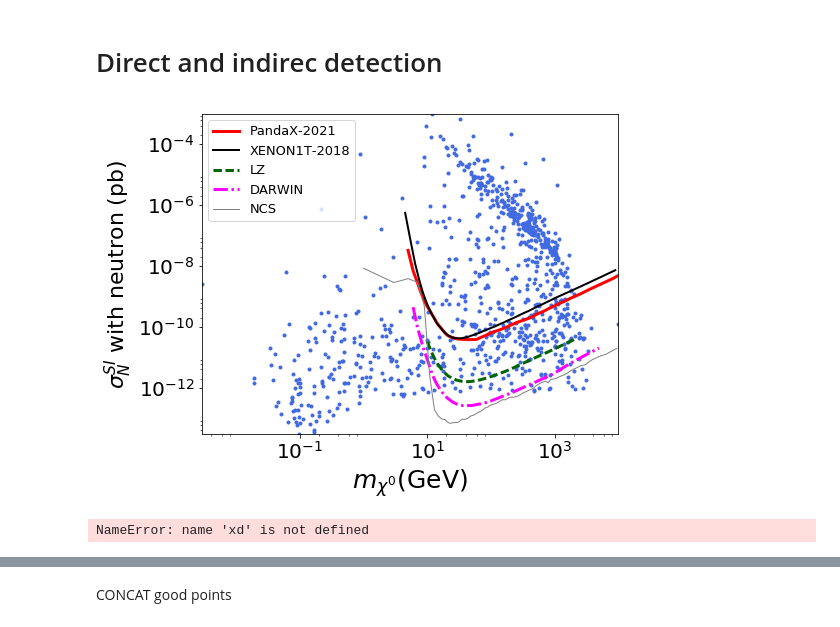
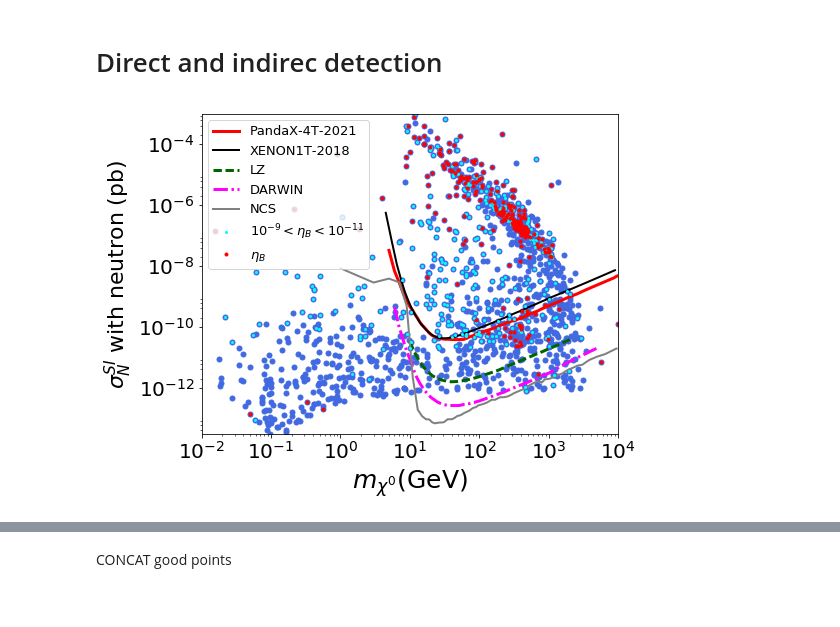
Before and after one commit to anferivera/DarkBariogenesis, a Jupyter notebook: U1B_model-random-scan-DM.ipynb, the cells around one changed output, grey strips where cells are left out. Saved outputs shown, nothing was run; the diff lists cells and outputs as text; code cells hidden in the pictures.

```diff
--- a/U1B_model-random-scan-DM.ipynb
+++ b/U1B_model-random-scan-DM.ipynb
@@ -129,0 +121,6 @@ plt.show()
+# %%
+#xd.to_csv('good-points.csv')
+etaBbig = pd.read_csv('etaB_big.csv')
+etaB = pd.read_csv('etaB.csv')
+
+print(etaBbig.shape,etaB.shape)
@@ -217,51 +261,48 @@ DARSI=interpolate.interp1d(dd1.MDM,dd1.DAR)
 # %%
 plt.figure(figsize=(8,6))
 
-plt.loglog(xd.mchi, xd.SIN, color='royalblue', marker='o',ms=3,linestyle='', label=r'')
-
-#plot pandaX data 1708.06917
-#m=np.arange(8.5,10000)
-#plt.loglog(m,pandaX(m)*1e+36,color='k',linestyle='dashed',lw=3,label='PandaX-2017')
+plt.loglog(xd.mchi, xd.SIN, color='royalblue', marker='o',ms=5,linestyle='', label=r'')
 
 #plot pandaX 2107.13438
 m=np.arange(5,10000)
-plt.loglog(m,pandaX21(m)*1e+36,'r-',lw=3,label='PandaX-2021')
+plt.loglog(m,pandaX21(m)*1e+36,'r-',lw=3,label='PandaX-4T-2021')
 
 #XENON1T
 n=np.arange(4.5,9000)
 plt.loglog(n,XENON1T(n)*1e+36,'k-',lw=2,label='XENON1T-2018')
 
 #plt LZ
 n=np.arange(10,2000)
 plt.semilogy(n,LZSI(n)*1e+36,color='darkgreen',linestyle='--',lw=3,label='LZ')
 
 # DARWIN SI
 n=np.arange(6,5000)
 plt.loglog(n,DARSI(n)*1e+36,color='magenta',linestyle='-.',lw=3,label='DARWIN')
 
 #Neutrino coherent scattering
 n=np.arange(1,9.5e+3,2)
-plt.loglog(n,NCS(n),color='grey',lw=1.0,label='NCS')
+plt.loglog(n,NCS(n),color='grey',lw=2.0,label='NCS')
 '''back=[]
 for i in range(0,len(n)):
     m = NCS(n[i])
     back.append(m)
 back=np.asarray(back)
 plt.fill_between(n,1.e-38,back,facecolor='yellow',alpha=0.5,label='NCS')
 '''
+#Plot for etaB
+plt.plot(etaBbig.mchi, etaBbig.SIN,color='cyan', marker='o',ms=2,linestyle='',label=r'$10^{-9}<\eta_B<10^{-11}$')
+plt.plot(etaB.mchi, etaB.SIN,color='red', marker='o',ms=3,linestyle='',label=r'$\eta_B$')
+
 plt.xlabel(r'$m_{\chi^0}$(GeV)',size=25)
 plt.ylabel(r'$\sigma_N^{SI}$ with neutron (pb)',size=22)
 plt.legend(prop={'size':13},loc='best')
 
-plt.xlim(xd.mchi.min(),1.0e4)
+#plt.xlim(xd.mchi.min(),1.0e4)
+plt.xlim(1e-2,1.0e4)
 plt.ylim(3e-14,1e-3)
 
 plt.tight_layout()
-plt.savefig('plots/SI.pdf')
+#plt.savefig('plots/SI.pdf')
 #plt.show()
 # %% [output]
-[figure, old version]
+[figure, new version]
-# %%
-xd[['MZp']]
-# %% [output]
-NameError: name 'xd' is not defined
```
Also changed, not shown: parts of 31 cells of this notebook, 7 other files.
